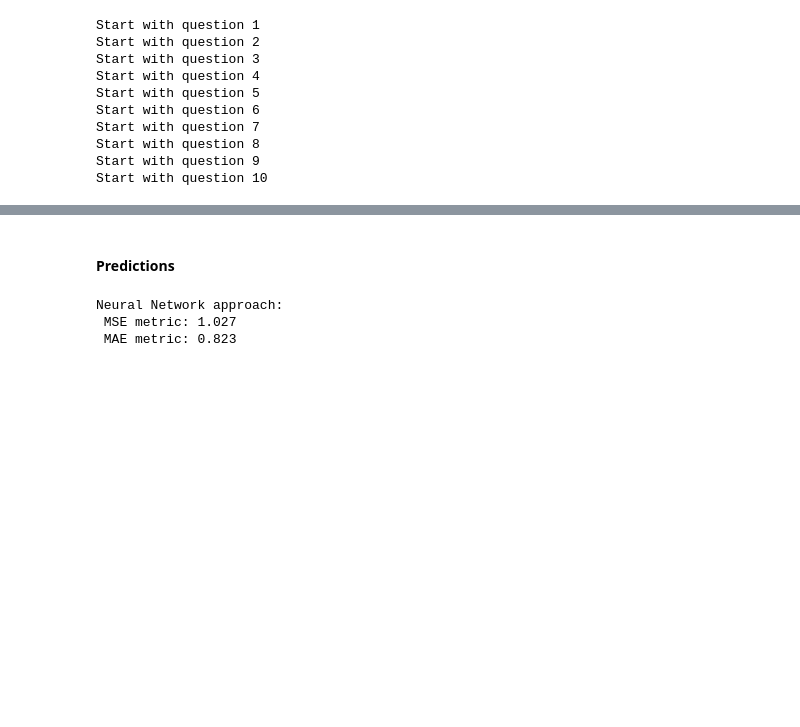
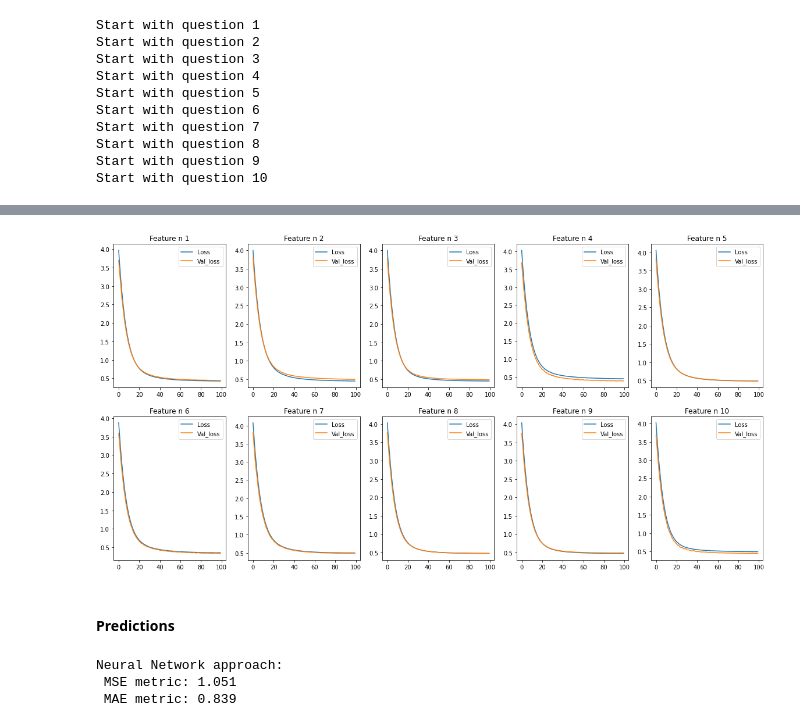
Before and after one commit to pierpaolododorico/five_personalities, a Jupyter notebook: notebook_project.ipynb, the cells around one changed output, grey strips where cells are left out. Drawn from its saved outputs; the diff is of its cells as text; code cells hidden in the pictures; blank space fills up the shorter version.

```diff
--- a/notebook_project.ipynb
+++ b/notebook_project.ipynb
@@ -672,10 +681,10 @@ models = []
 for i in range(10):
     models.append(tf.keras.models.Sequential([
                   tf.keras.layers.InputLayer((10,)),
-                  tf.keras.layers.Dense(128, activation="relu"),
-                  tf.keras.layers.Dense(256, activation="relu"),
-                  tf.keras.layers.Dense(128, activation="relu"),
-                  tf.keras.layers.Dense(5, activation="softmax")
+                  tf.keras.layers.Dense(128, activation="relu", kernel_regularizer=tf.keras.regularizers.l2(0.01)),
+                  tf.keras.layers.Dense(256, activation="relu", kernel_regularizer=tf.keras.regularizers.l2(0.01)),
+                  tf.keras.layers.Dense(128, activation="relu", kernel_regularizer=tf.keras.regularizers.l2(0.01)),
+                  tf.keras.layers.Dense(5, activation="softmax", kernel_regularizer=tf.keras.regularizers.l2(0.01))
 ]))
 # %%
 tf.random.set_seed(42)
@@ -683,10 +692,9 @@ tf.random.set_seed(42)
 history_list = []
 for (i, model) in enumerate(models):
     model.compile(loss="binary_crossentropy",
-                optimizer=tf.keras.optimizers.Adam(learning_rate=1e-4),
+                optimizer=tf.keras.optimizers.Adam(learning_rate=1e-3),
                 metrics=["accuracy"])
-    with tf.device('/device:GPU:0'):
-        history = model.fit(x_fake_smalltrain, x_real_smalltrain_encoded[i], epochs=20,
+    # with tf.device('/device:GPU:0'):
+    history = model.fit(x_fake_smalltrain, x_real_smalltrain_encoded[i], epochs=100,
                     validation_data=(x_fake_val, x_real_val_encoded[i]), verbose = False)
-    plot_loss(history)
     history_list.append(history)
@@ -704,3 +701,17 @@ for (i, model) in enumerate(models):
+# %%
+def plot_multi_loss(history_list):
+  fig, ax = plt.subplots(nrows=2, ncols=5, figsize=(20,10))
+  for i in range(2):
+    for j in range(5):
+      num_feature = i*5+j+1
+      ax[i,j].plot(history_list[num_feature-1].epoch,history_list[num_feature-1].history['loss'])
+      ax[i,j].plot(history_list[num_feature-1].epoch,history_list[num_feature-1].history['val_loss'])
+      ax[i,j].legend(["Loss", "Val_loss"])
+      ax[i,j].set_title("Feature n {}".format(num_feature))
+
+plot_multi_loss(history_list)
+# %% [output]
+[figure, added]
 # %% [markdown]
 #### Predictions
 # %%
@@ -721,5 +734,5 @@ test_mae_nn = (abs(predicted - x_real_test.to_numpy())).mean()
 print(f"Neural Network approach: \n MSE metric: {test_mse_nn.round(3)} \n MAE metric: {test_mae_nn.round(3)}")
 # %% [output]
 Neural Network approach:
- MSE metric: 1.027
- MAE metric: 0.823
+ MSE metric: 1.051
+ MAE metric: 0.839
```
Also changed, not shown: parts of 40 cells of this notebook.
